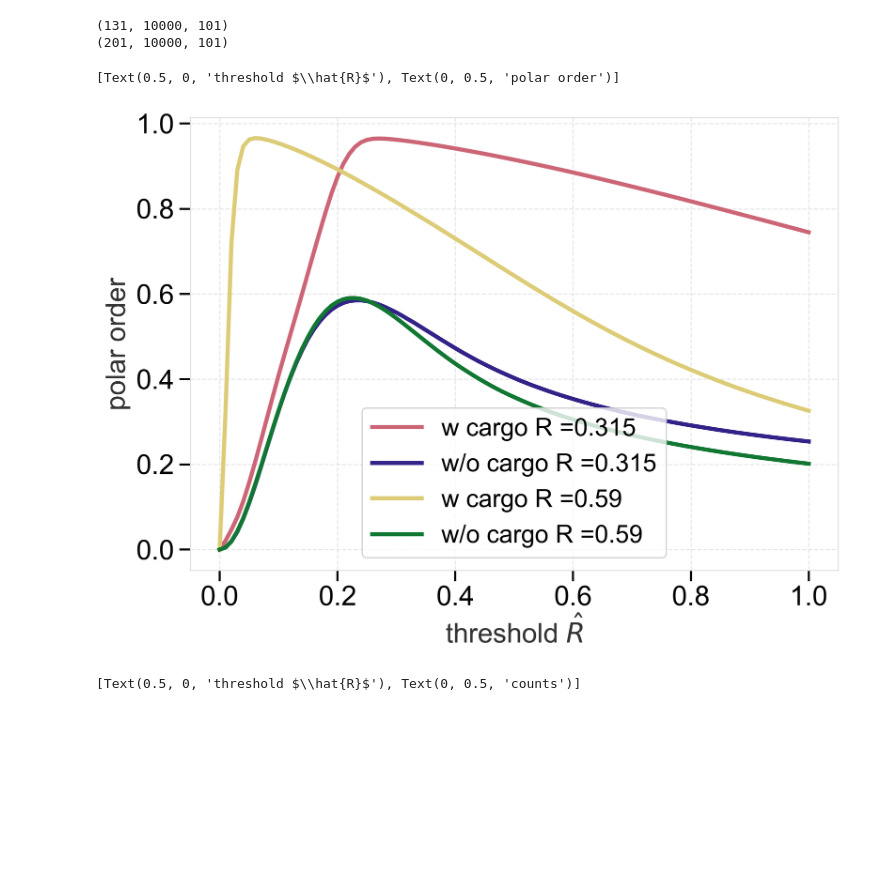
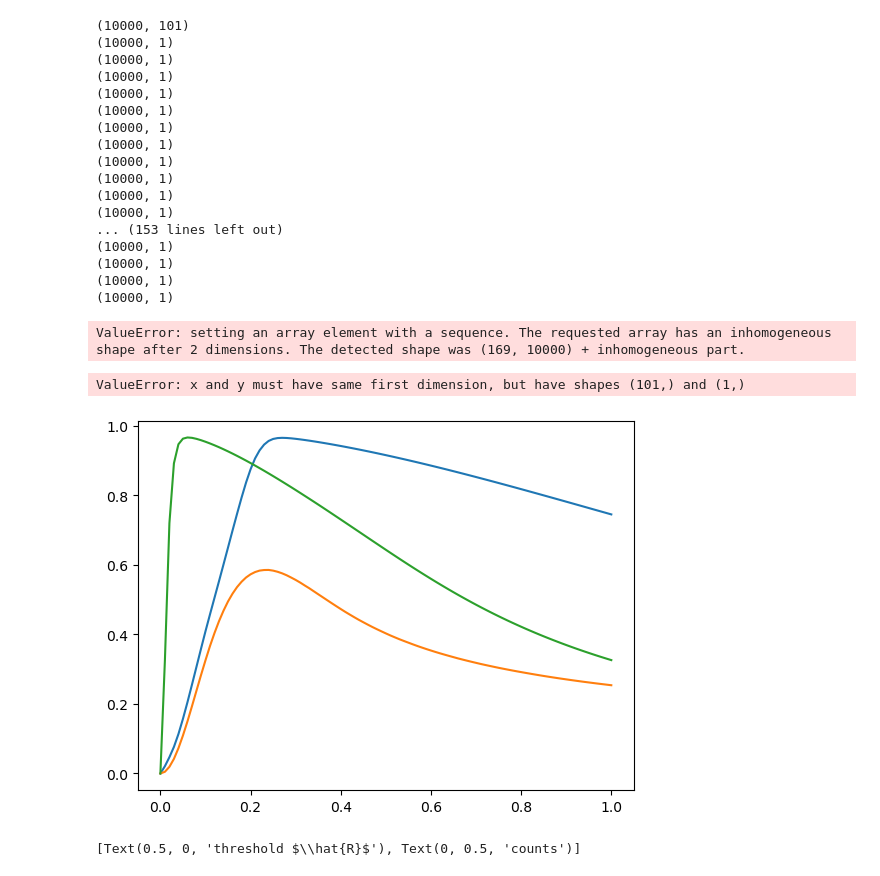
Before and after one commit to wppppupr/MTCargoSim, a Jupyter notebook: analysis/graph/local.ipynb, the cells around one changed output. Saved outputs shown, nothing was run; the diff lists cells and outputs as text; code cells hidden in the pictures; blank space fills up the shorter version.

```diff
--- a/analysis/graph/local.ipynb
+++ b/analysis/graph/local.ipynb
@@ -6,8 +6,10 @@ from pathlib import Path
 
 path0315 = Path('/Volumes/My Passport/Sasaki/MTCargoSim/MTC/P0.5_A0.5_cargo_radius0.315')
 path059 = Path('/Volumes/My Passport/Sasaki/MTCargoSim/MTC/P0.5_A0.5_cargo_radius0.59')
+path36 = Path('/Volumes/My Passport/Sasaki/MTCargoSim/MTC/P0.5_A0.5_kMT0.0904_kcargo0.0226_radius3.6')
+path50 = Path('/Volumes/My Passport/Sasaki/MTCargoSim/MTC/P0.5_A0.5_kMT0.0904_kcargo0.0226_radius5.0')
 
-rs = [0.315, 0.59]
+rs = [0.315, 0.59, 3.6, 5.0]
 
 def get_local(path):
     seeds = sorted(list(path.glob('seed*.zarr')))
@@ -50,7 +52,7 @@ def get_local(path):
 
 Acps, Accs, Alps, Alcs = [], [], [], []
 
-for path in [path0315, path059]:
+for path in [path0315, path059, path36, path50]:
     cps, ccs, lps, lcs, threshold = get_local(path)
     print(cps.shape)
     Acps.append(cps)
@@ -60,24 +62,40 @@ for path in [path0315, path059]:
 
 plt.style.use('../../my_style.mplstyle')
 # %% [output]
-(131, 10000, 101)
-(201, 10000, 101)
+(10000, 101)
+(10000, 1)
+(10000, 1)
+(10000, 1)
+(10000, 1)
+(10000, 1)
+(10000, 1)
+(10000, 1)
+(10000, 1)
+(10000, 1)
+(10000, 1)
+(10000, 1)
+... (153 lines left out)
+(10000, 1)
+(10000, 1)
+(10000, 1)
+(10000, 1)
+ValueError: setting an array element with a sequence. The requested array has an inhomogeneous shape after 2 dimensions. The detected shape was (169, 10000) + inhomogeneous part.
 # %%
 fig, ax = plt.subplots()
 
-for i in range(2):
+for i in range(4):
        lpM = np.mean(Alps[i], axis = (0, 1))
        cpM = np.mean(Acps[i], axis = (0, 1))
        ax.plot(threshold, lpM, label = f'w cargo R ={rs[i]} \u03bcm')
        ax.plot(threshold, cpM, label = f'w/o cargo R ={rs[i]} \u03bcm')
 
 ax.legend()
 
 ax.set(xlabel = 'threshold $\hat{R}$',
        ylabel = 'polar order')
 # %% [output]
-[Text(0.5, 0, 'threshold $\\hat{R}$'), Text(0, 0.5, 'polar order')]
+ValueError: x and y must have same first dimension, but have shapes (101,) and (1,)
-[figure, old version]
+[figure, new version]
 # %%
 fig, ax = plt.subplots()
 
```
Also changed, not shown: 7 other files.
